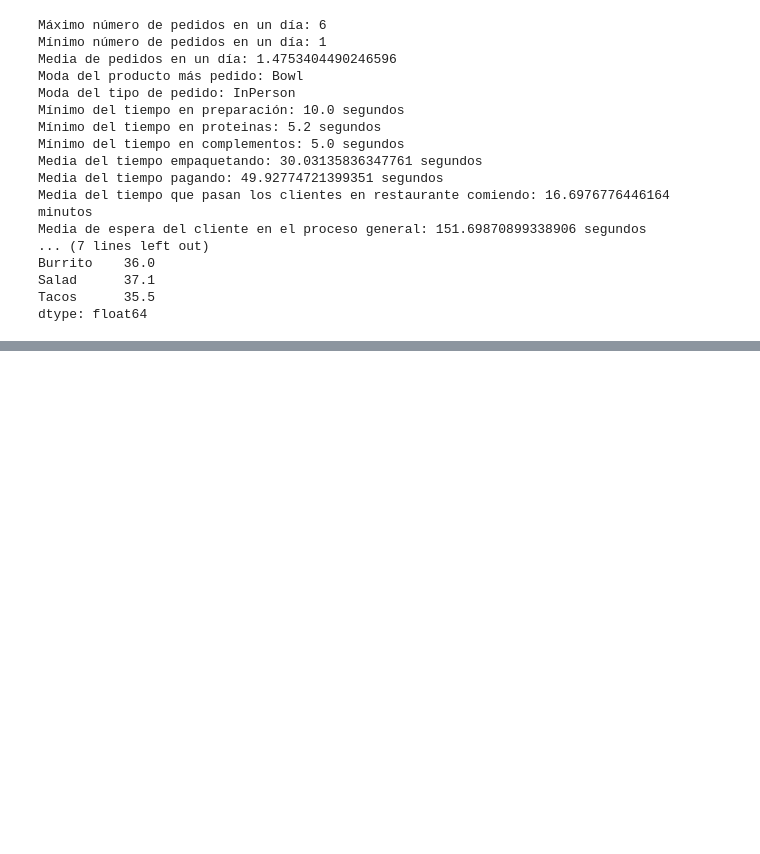
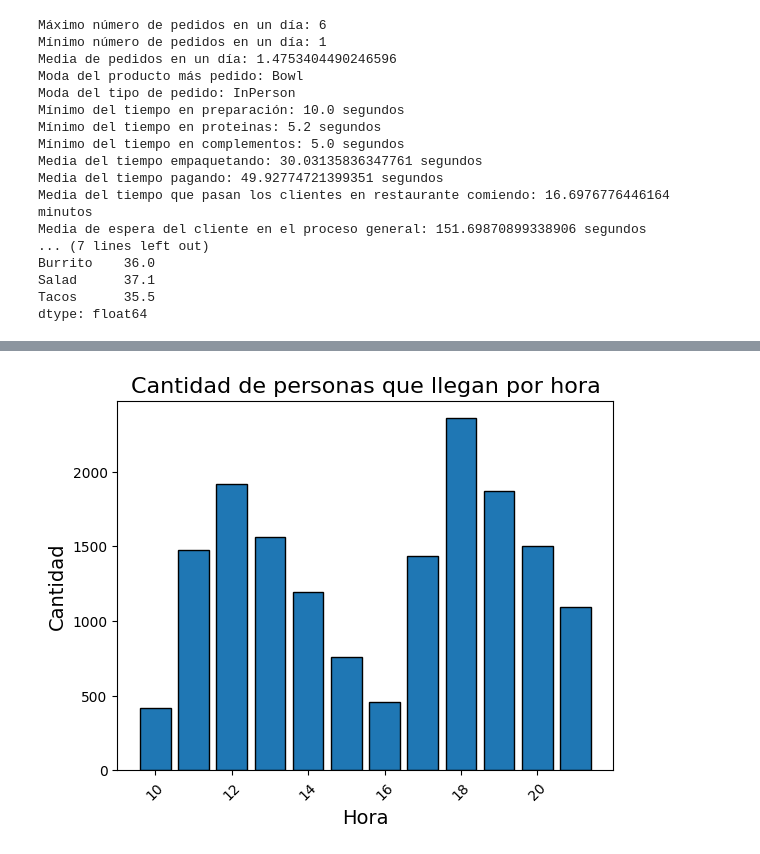
Before and after one commit to alexmaest/MYS2_Proyecto_G1, a Jupyter notebook: main.ipynb, the cells around one changed output, grey strips where cells are left out. Saved outputs shown, nothing was run; the diff lists cells and outputs as text; code cells hidden in the pictures; blank space fills up the shorter version.

```diff
--- a/main.ipynb
+++ b/main.ipynb
@@ -217,0 +262,28 @@ dtype: float64
+# %%
+import pandas as pd
+import matplotlib.pyplot as plt
+
+# Leer el archivo CSV
+datos = pd.read_csv('SimioFreshMexDataset.csv')
+
+# Convertir la columna ArrivalDate a tipo datetime
+datos["ArrivalDate"] = pd.to_datetime(datos["ArrivalDate"])
+
+# Extraer la hora de la columna ArrivalDate
+datos["Hora"] = datos["ArrivalDate"].dt.hour
+
+# Contar la cantidad de veces que aparece cada hora en la columna Hora
+conteo_horas = datos["Hora"].value_counts()
+
+# Ordenar las horas por la cantidad de personas que llegan
+conteo_horas = conteo_horas.sort_values(ascending=False)
+
+# Crear la gráfica de barras
+plt.bar(conteo_horas.index, conteo_horas, edgecolor="black")
+plt.title("Cantidad de personas que llegan por hora", fontsize=16 )
+plt.xlabel("Hora", fontsize=14)
+plt.ylabel("Cantidad", fontsize=14)
+plt.xticks(rotation=45)
+plt.show()
+# %% [output]
+[figure, added]
```
Also changed, not shown: parts of 8 cells of this notebook.
